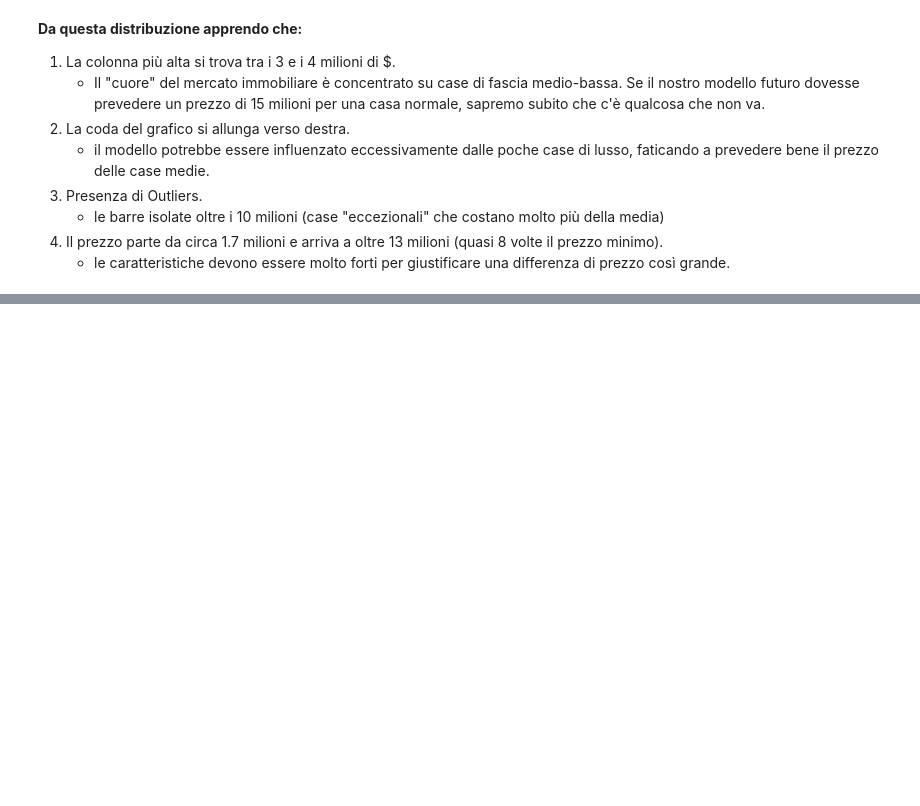
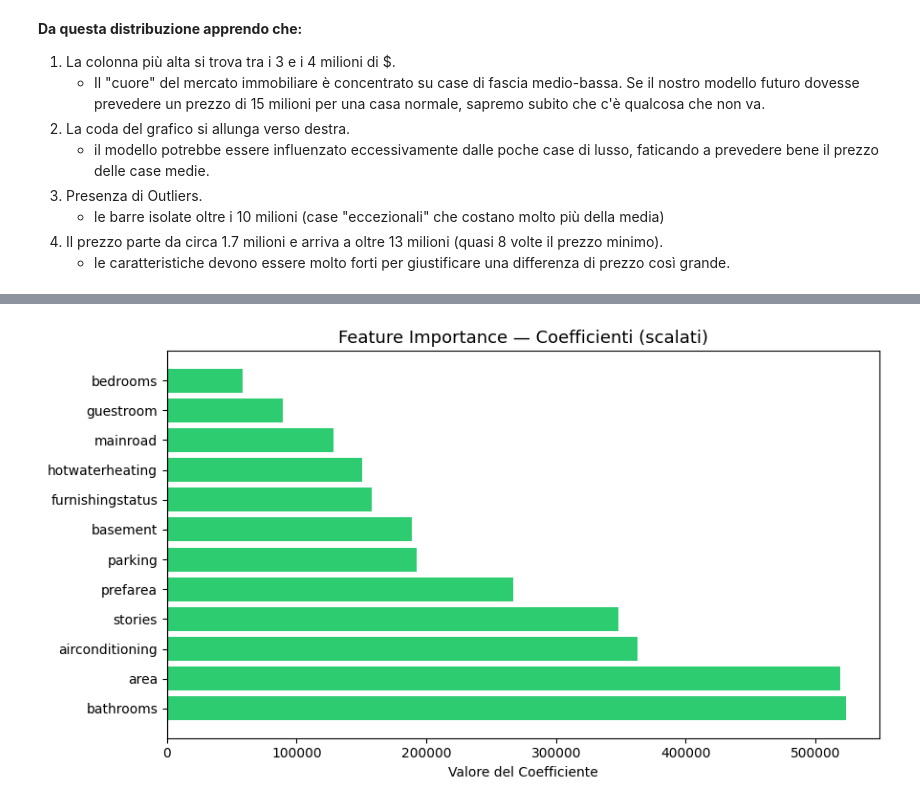
Before and after one commit to bassignana/bitcamp, a Jupyter notebook: esercizi/previsione_prezzi/previsione_prezzi.ipynb, the cells around one changed output, grey strips where cells are left out. Cells and saved outputs as stored; diff of their text form; code cells hidden in the pictures; blank space fills up the shorter version.

```diff
--- a/esercizi/previsione_prezzi/previsione_prezzi.ipynb
+++ b/esercizi/previsione_prezzi/previsione_prezzi.ipynb
@@ -171,0 +374,14 @@ plt.show()
+# %%
+# --- dopo l'addestramento, possiamo guardare i coefficienti del modello lineare per capire quali feature hanno più impatto sul prezzo.
+
+coef_df = pd.DataFrame({
+    "feature"     : X.columns,         # nomi delle colonne
+    "coefficiente": lr.coef_.round(2)  # pesi appresi dal modello
+}).sort_values("coefficiente", ascending=False)
+
+print(coef_df.to_string(index=False))
+# ⚠️ Attenzione — i dati sono stati **scalati** con StandardScaler, quindi i coefficienti NON sono in $ diretti.
+# Rappresentano l'impatto sul prezzo per di quella feature.
+
+# bagno            → feature più importante, impatto maggiore sul prezzo
+# camera da letto  → feature meno importante, impatto minore
@@ -171,0 +402,14 @@ plt.show()
+# %%
+plt.figure(figsize=(9, 5))
+
+# Verde se il coefficiente è positivo, rosso se negativo
+colors = ["#2ecc71" if c > 0 else "#e74c3c" for c in coef_df["coefficiente"]]
+
+plt.barh(coef_df["feature"], coef_df["coefficiente"], color=colors)
+plt.axvline(0, color="black", linewidth=0.8)  # linea verticale a 0
+plt.title("Feature Importance — Coefficienti (scalati)", fontsize=13)
+plt.xlabel("Valore del Coefficiente")
+plt.tight_layout()
+plt.show()
+# %% [output]
+[figure, added]
```
Also changed, not shown: parts of 18 cells of this notebook.
